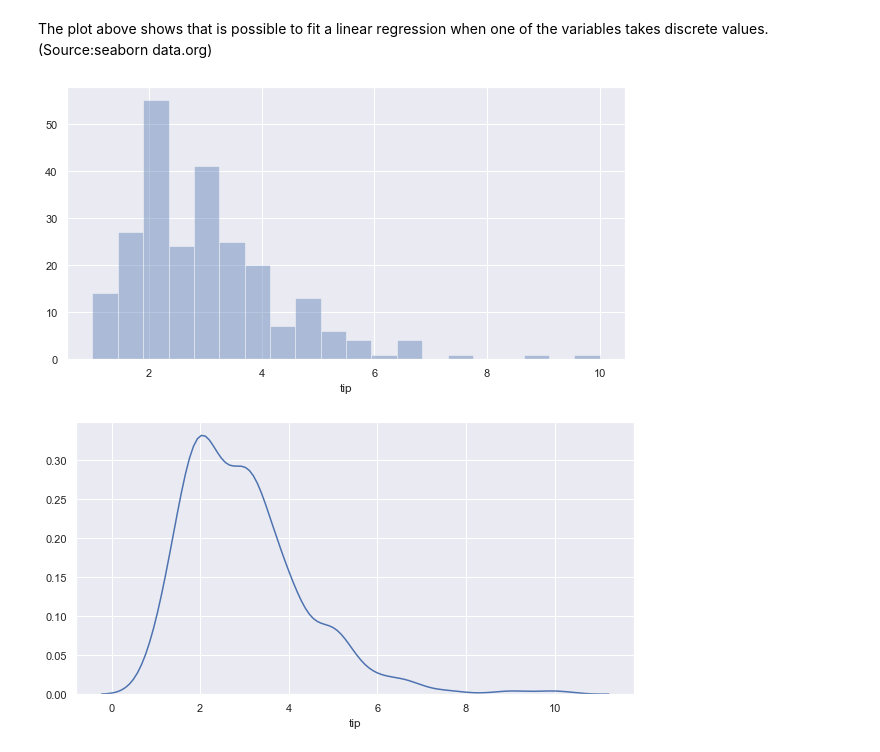
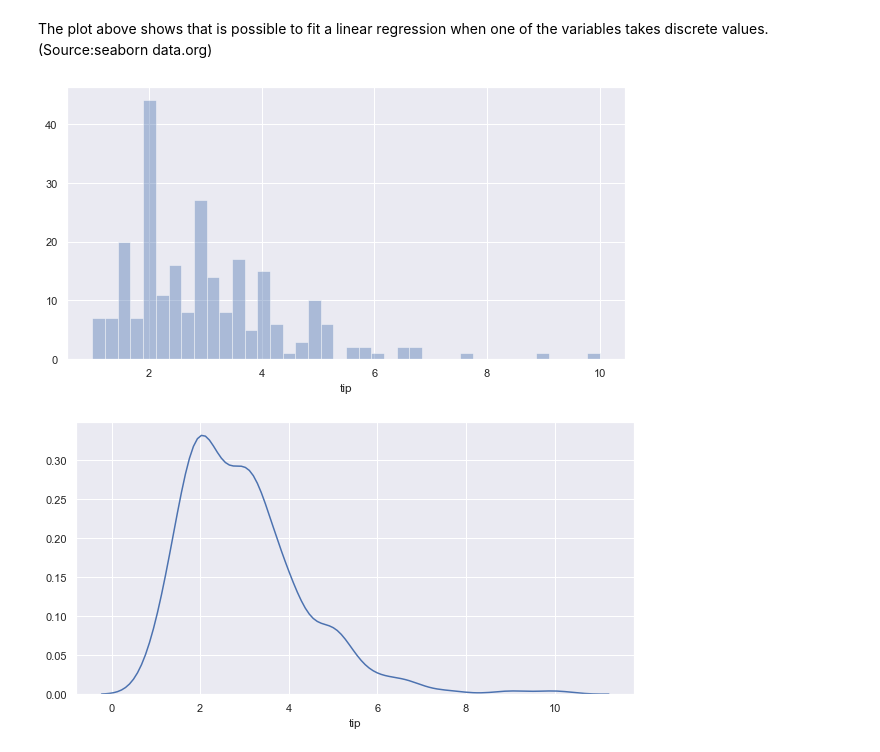
Before and after one commit to rituteval/Fundamentals-assesments, a Jupyter notebook: Tips data set.ipynb, the cells around one changed output. Drawn from its saved outputs; the diff is of its cells as text; code cells hidden in the pictures.

```diff
--- a/Tips data set.ipynb
+++ b/Tips data set.ipynb
@@ -313,7 +315,7 @@ sns.lmplot(x="size", y="tip", data=tips);
 # %% [markdown]
 The plot above shows that is possible to fit a linear regression when one of the variables takes discrete values.(Source:seaborn data.org)
 # %%
-sns.distplot(tips['tip'], kde=False, bins=20);
+sns.distplot(tips['tip'], kde=False, bins=40);
 # %% [output]
-[figure, old version]
+[figure, new version]
 # %%
```
Also changed, not shown: parts of 55 cells of this notebook, 1 other file.
